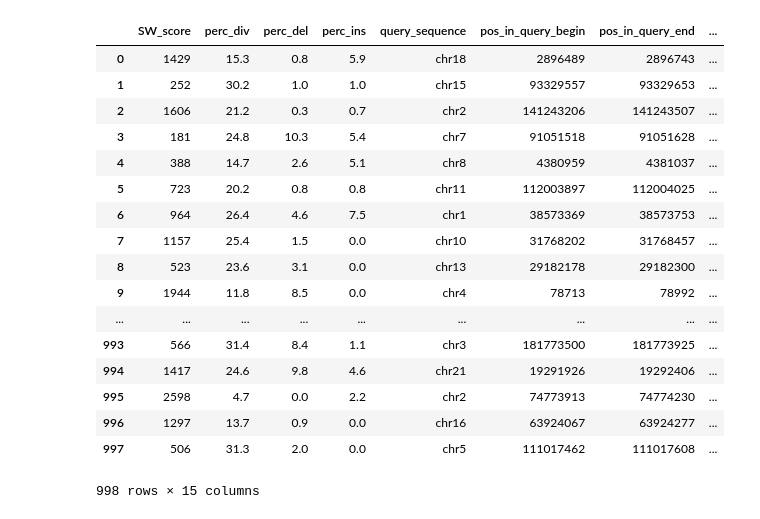
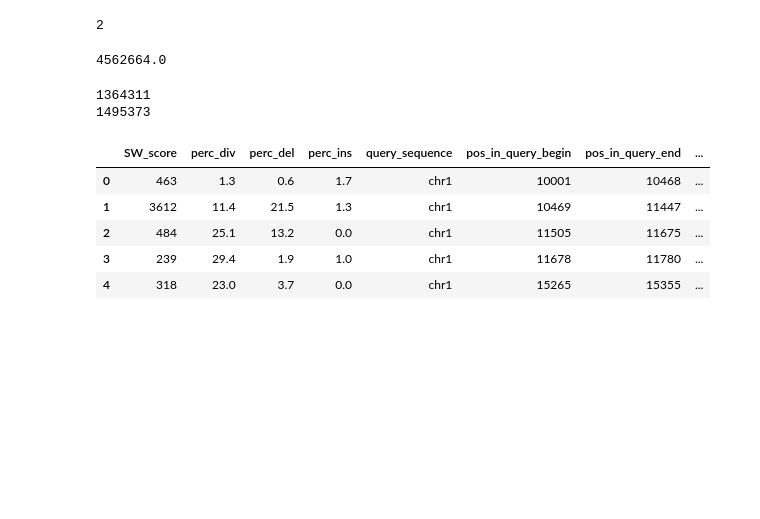
Before and after one commit to mvanzetti/thesis, a Jupyter notebook: notebooks/Repeat Masker Analysis.ipynb, the cells around one changed output. Drawn from its saved outputs; the diff is of its cells as text; code cells hidden in the pictures; blank space fills up the shorter version.

Commit message:
Added processor for repeat masker

```diff
--- a/notebooks/Repeat Masker Analysis.ipynb
+++ b/notebooks/Repeat Masker Analysis.ipynb
@@ -4,7 +7,7 @@ import pandas as pd
 #sample built with bash command (after conda install coreutils)
 #shuf hg38.fa.out | head -n 1000 > sample_hg38.fa.out
 # %%
-repeat_df = pd.read_csv("../download/RepeatMasker/sample_hg38.fa.out", sep=r"\s+",skiprows=2,header=None, index_col=False)
+repeat_df = pd.read_csv("../download/RepeatMasker/hg19.fa.out", sep=r"\s+",skiprows=2,header=None, index_col=False)
 # %%
 repeat_df
 # %% [output]
@@ -31,25 +34,37 @@ repeat_df.columns = ['SW_score', 'perc_div', 'perc_del', 'perc_ins', 'query_sequ
                      'pos_in_query_begin', 'pos_in_query_end', 'pos_in_query_left', 'match_with_seq',
                      'matching_repeat', 'repeat_class_family',
                      'pos_in_repeat_begin', 'pos_in_repeat_end', 'pos_in_repeat_left', 'ID']
+# %%
+nan_IDs = repeat_df.isnull().query("ID == True").index.values
+#1364311
+#1495373
+# %%
+nan_IDs.size
+# %% [output]
+2
+# %%
+max(repeat_df.ID)
+# %% [output]
+4562664.0
+# %%
+
+
+for el in nan_IDs:
+    new_id = max(repeat_df.ID) + 1
+    repeat_df.set_value(el, 'ID', new_id)
+    print(el)
+# %% [output]
+1364311
+1495373
+# %%
+repeat_df['ID'] = repeat_df.ID.astype(int).astype(str)
 # %%
-repeat_df
+repeat_df.head()
 # %% [output]
 |  | SW_score | perc_div | perc_del | perc_ins | query_sequence | pos_in_query_begin | pos_in_query_end | ... |
-| 0 | 1429 | 15.3 | 0.8 | 5.9 | chr18 | 2896489 | 2896743 | ... |
-| 1 | 252 | 30.2 | 1.0 | 1.0 | chr15 | 93329557 | 93329653 | ... |
-| 2 | 1606 | 21.2 | 0.3 | 0.7 | chr2 | 141243206 | 141243507 | ... |
-| 3 | 181 | 24.8 | 10.3 | 5.4 | chr7 | 91051518 | 91051628 | ... |
-| 4 | 388 | 14.7 | 2.6 | 5.1 | chr8 | 4380959 | 4381037 | ... |
-| 5 | 723 | 20.2 | 0.8 | 0.8 | chr11 | 112003897 | 112004025 | ... |
-| 6 | 964 | 26.4 | 4.6 | 7.5 | chr1 | 38573369 | 38573753 | ... |
-| 7 | 1157 | 25.4 | 1.5 | 0.0 | chr10 | 31768202 | 31768457 | ... |
-| 8 | 523 | 23.6 | 3.1 | 0.0 | chr13 | 29182178 | 29182300 | ... |
-| 9 | 1944 | 11.8 | 8.5 | 0.0 | chr4 | 78713 | 78992 | ... |
-| ... | ... | ... | ... | ... | ... | ... | ... | ... |
-| 993 | 566 | 31.4 | 8.4 | 1.1 | chr3 | 181773500 | 181773925 | ... |
-| 994 | 1417 | 24.6 | 9.8 | 4.6 | chr21 | 19291926 | 19292406 | ... |
-| 995 | 2598 | 4.7 | 0.0 | 2.2 | chr2 | 74773913 | 74774230 | ... |
-| 996 | 1297 | 13.7 | 0.9 | 0.0 | chr16 | 63924067 | 63924277 | ... |
-| 997 | 506 | 31.3 | 2.0 | 0.0 | chr5 | 111017462 | 111017608 | ... |
+| 0 | 463 | 1.3 | 0.6 | 1.7 | chr1 | 10001 | 10468 | ... |
+| 1 | 3612 | 11.4 | 21.5 | 1.3 | chr1 | 10469 | 11447 | ... |
+| 2 | 484 | 25.1 | 13.2 | 0.0 | chr1 | 11505 | 11675 | ... |
+| 3 | 239 | 29.4 | 1.9 | 1.0 | chr1 | 11678 | 11780 | ... |
+| 4 | 318 | 23.0 | 3.7 | 0.0 | chr1 | 15265 | 15355 | ... |
-998 rows × 15 columns
 # %%
```
Also changed, not shown: parts of 26 cells of this notebook, 4 other files.
